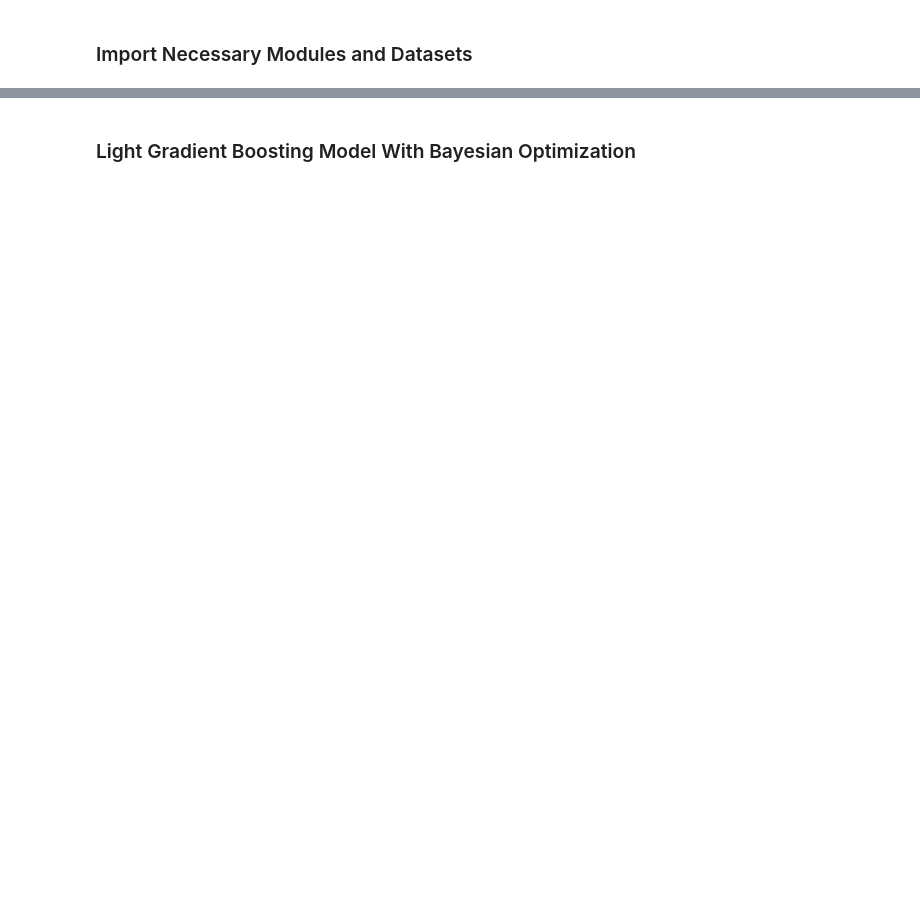
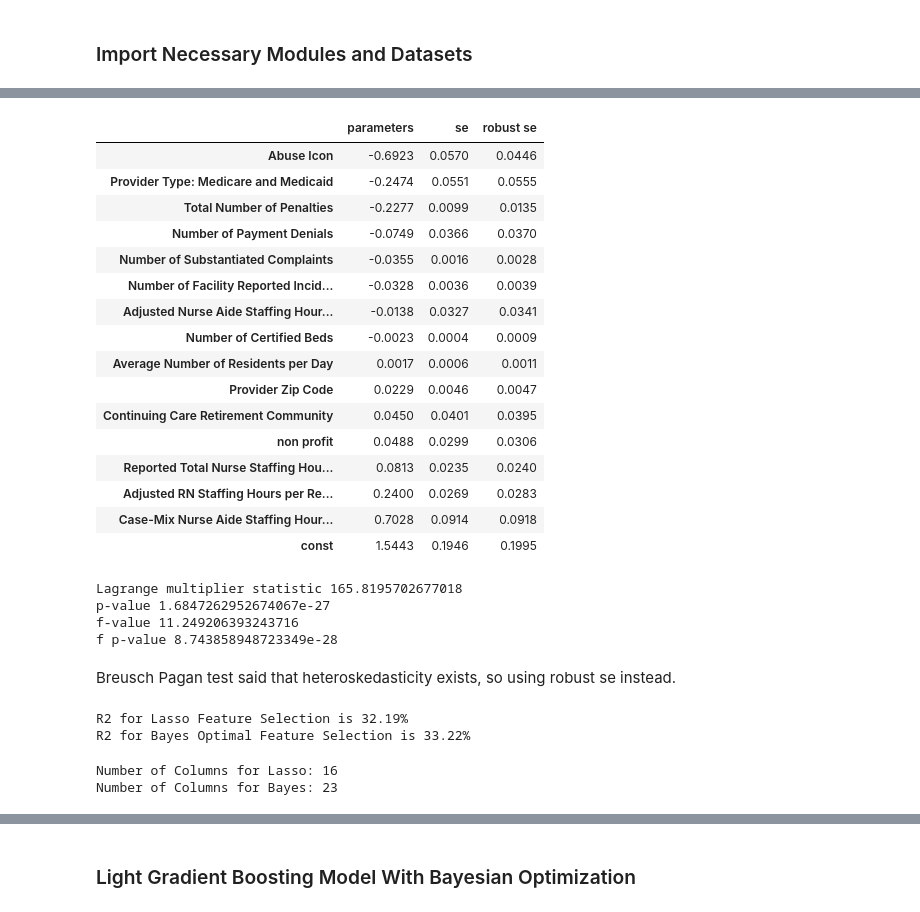
Before and after one commit to jonahwinninghoff/Causal-Analysis-Nursing-Home, a Jupyter notebook: Modeling/Predictive Modeling.ipynb, the cells around one changed output, grey strips where cells are left out. Drawn from its saved outputs; the diff is of its cells as text; code cells hidden in the pictures; blank space fills up the shorter version.

```diff
--- a/Modeling/Predictive Modeling.ipynb
+++ b/Modeling/Predictive Modeling.ipynb
@@ -464,0 +250,8 @@ The result is identical even with different model.
+# %%
+X = sm.add_constant(X_train[best_columns(selection_BO.max['params']['n'])])
+ols = sm.OLS(y_train, X)
+result = ols.fit()
+pd.options.display.float_format = '{:.4f}'.format
+display(pd.DataFrame(result.params).merge(pd.DataFrame(result.pvalues), left_index=True,
+            right_index=True).rename(columns = {'0_x':'parameters',
+            '0_y':'p_values'}).sort_values('parameters'))
@@ -464,0 +282,3 @@ The result is identical even with different model.
+# %%
+lasso = Lasso(alpha=0.005)
+lasso.fit(X_train,y_train)
@@ -464,0 +287,5 @@ The result is identical even with different model.
+# %%
+float_formatter = "{:.5f}".format
+np.set_printoptions(formatter={'float_kind':float_formatter})
+regul = pd.Series(lasso.coef_,index = X_train.columns)
+print(regul[(regul > 0.0001) | (regul < -0.0001)])
@@ -464,0 +309,33 @@ The result is identical even with different model.
+# %%
+# Best features to explain
+X = sm.add_constant(X_train[regul[(regul > 0.0001) | (regul < -0.0001)].index])
+ols = sm.OLS(y_train, X)
+l_result = ols.fit()
+pd.options.display.float_format = '{:.4f}'.format
+explained_result = pd.DataFrame(l_result.params).merge(pd.DataFrame(l_result.bse), left_index=True,
+            right_index=True).merge(pd.DataFrame(l_result.HC0_se),left_index=True,
+            right_index=True).rename(columns = {'0_x':'parameters',
+            '0_y':'se',0:'robust se'}).sort_values('parameters')
+
+# Save this info for report
+explained_result.to_csv('explained_result')
+# %%
+display(explained_result)
+# %% [output]
+|  | parameters | se | robust se |
+| Abuse Icon | -0.6923 | 0.0570 | 0.0446 |
+| Provider Type: Medicare and Medicaid | -0.2474 | 0.0551 | 0.0555 |
+| Total Number of Penalties | -0.2277 | 0.0099 | 0.0135 |
+| Number of Payment Denials | -0.0749 | 0.0366 | 0.0370 |
+| Number of Substantiated Complaints | -0.0355 | 0.0016 | 0.0028 |
+| Number of Facility Reported Incid... | -0.0328 | 0.0036 | 0.0039 |
+| Adjusted Nurse Aide Staffing Hour... | -0.0138 | 0.0327 | 0.0341 |
+| Number of Certified Beds | -0.0023 | 0.0004 | 0.0009 |
+| Average Number of Residents per Day | 0.0017 | 0.0006 | 0.0011 |
+| Provider Zip Code | 0.0229 | 0.0046 | 0.0047 |
+| Continuing Care Retirement Community | 0.0450 | 0.0401 | 0.0395 |
+| non profit | 0.0488 | 0.0299 | 0.0306 |
+| Reported Total Nurse Staffing Hou... | 0.0813 | 0.0235 | 0.0240 |
+| Adjusted RN Staffing Hours per Re... | 0.2400 | 0.0269 | 0.0283 |
+| Case-Mix Nurse Aide Staffing Hour... | 0.7028 | 0.0914 | 0.0918 |
+| const | 1.5443 | 0.1946 | 0.1995 |
@@ -464,0 +347,22 @@ The result is identical even with different model.
+# %%
+for i in enumerate(names):
+    print(i[1],test[i[0]])
+# %% [output]
+Lagrange multiplier statistic 165.8195702677018
+p-value 1.6847262952674067e-27
+f-value 11.249206393243716
+f p-value 8.743858948723349e-28
+# %% [markdown]
+Breusch Pagan test said that heteroskedasticity exists, so using robust se instead.
+# %%
+print('R2 for Lasso Feature Selection is '+str(round(100*l_result.rsquared,2))+'%')
+print('R2 for Bayes Optimal Feature Selection is '+str(round(100*result.rsquared,2))+'%')
+# %% [output]
+R2 for Lasso Feature Selection is 32.19%
+R2 for Bayes Optimal Feature Selection is 33.22%
+# %%
+print('Number of Columns for Lasso:',len(l_result.params))
+print('Number of Columns for Bayes:',len(result.params))
+# %% [output]
+Number of Columns for Lasso: 16
+Number of Columns for Bayes: 23
```
Also changed, not shown: parts of 117 cells of this notebook.
